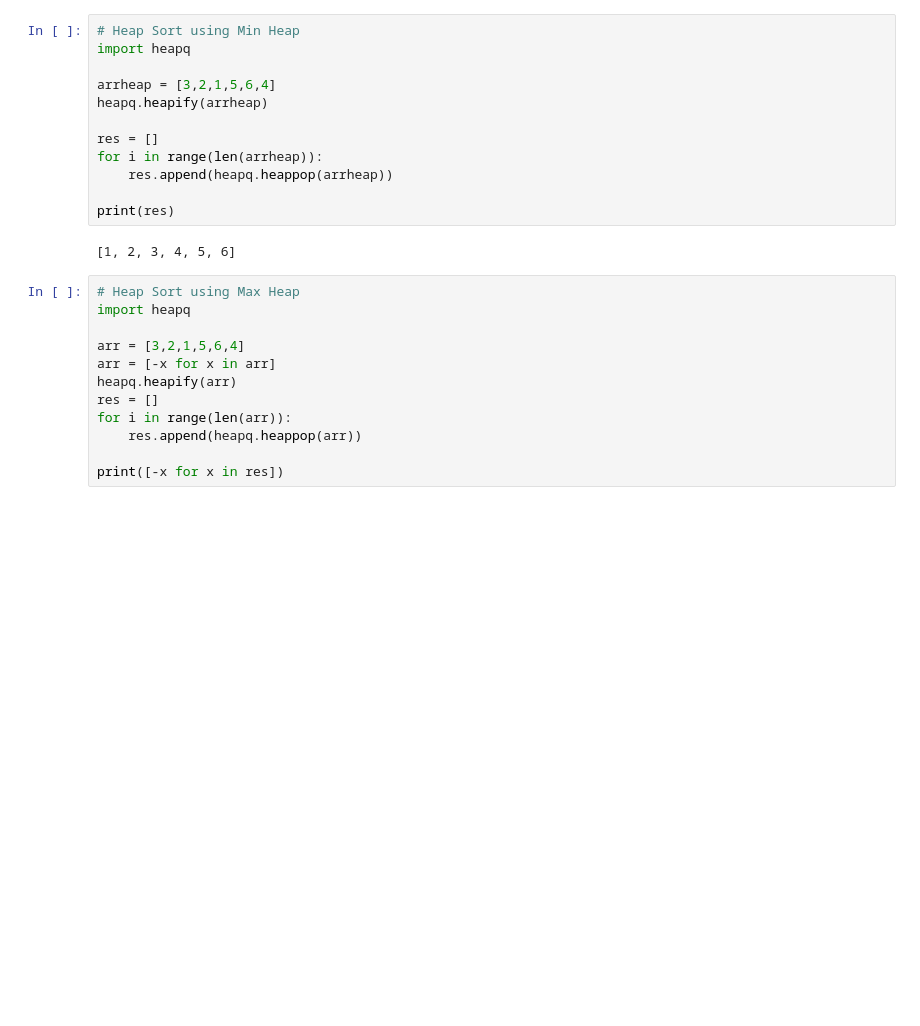
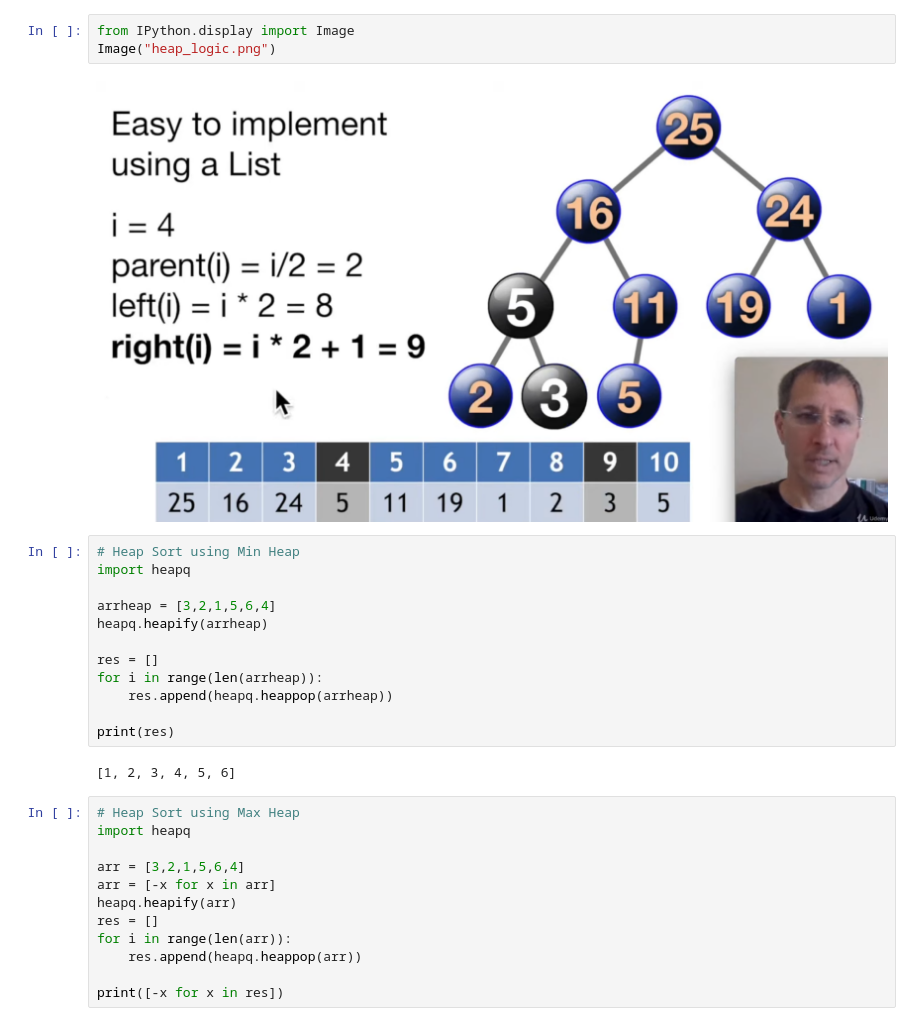
Before and after one commit to rahulagr96/DataStructures-in-Python, a Jupyter notebook: 6-Heap.ipynb, the cells around one changed output. Saved outputs shown, nothing was run; the diff lists cells and outputs as text; blank space fills up the shorter version.

```diff
--- a/6-Heap.ipynb
+++ b/6-Heap.ipynb
@@ -1,3 +1,8 @@
+# %%
+from IPython.display import Image
+Image("heap_logic.png")
+# %% [output]
+[figure, added]
 # %%
 # Heap Sort using Min Heap
 import heapq
```
Also changed, not shown: parts of 1 cell of this notebook, 11 other files.
